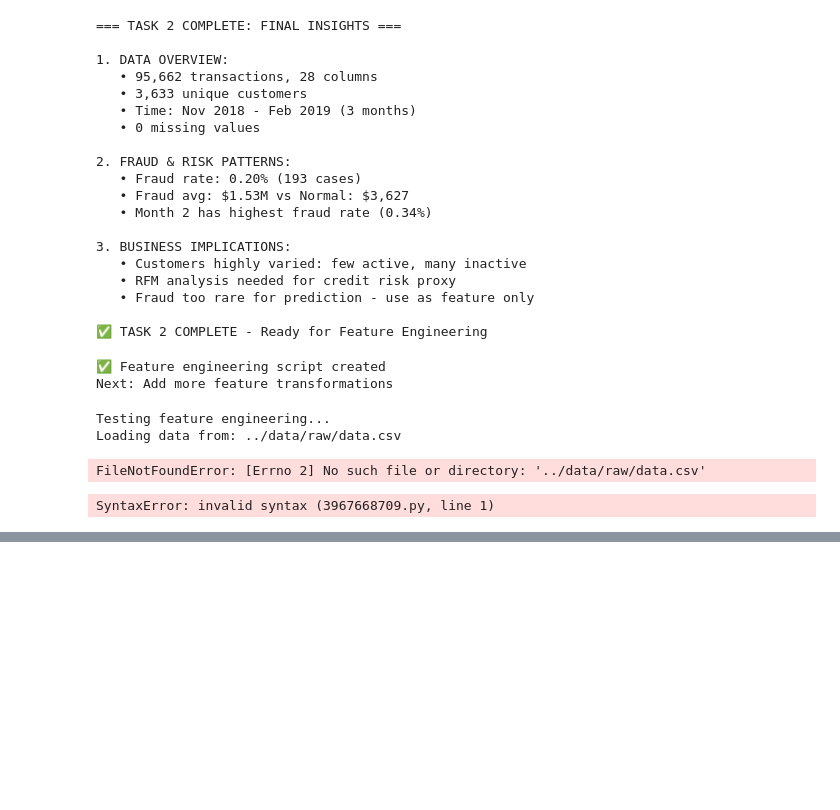
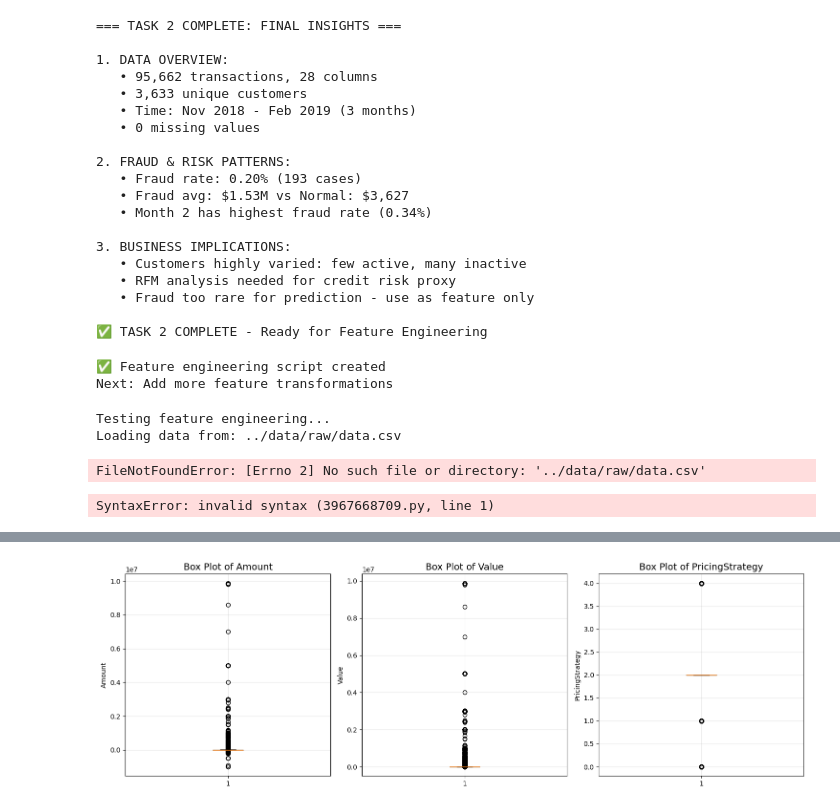
Before and after one commit to beza1619/credit-risk-model, a Jupyter notebook: notebooks/eda.ipynb, the cells around one changed output, grey strips where cells are left out. Saved outputs shown, nothing was run; the diff lists cells and outputs as text; code cells hidden in the pictures; blank space fills up the shorter version.

```diff
--- a/notebooks/eda.ipynb
+++ b/notebooks/eda.ipynb
@@ -578,0 +703,64 @@ SyntaxError: invalid syntax (3967668709.py, line 1)
+# %%
+print("\n" + "="*60)
+print("OUTLIER DETECTION USING BOX PLOTS")
+print("="*60)
+
+# Select features for outlier analysis
+outlier_features = ['Amount', 'Value', 'PricingStrategy']
+
+fig, axes = plt.subplots(1, 3, figsize=(15, 5))
+
+for idx, feature in enumerate(outlier_features):
+    if feature in df.columns:
+        ax = axes[idx]
+
+        # Create box plot
+        boxplot = ax.boxplot(df[feature].dropna(), vert=True, patch_artist=True)
+        boxplot['boxes'][0].set_facecolor('lightblue')
+
+        ax.set_title(f'Box Plot of {feature}', fontsize=14)
+        ax.set_ylabel(feature)
+        ax.grid(True, alpha=0.3)
+
+        # Calculate outlier statistics
+        Q1 = df[feature].quantile(0.25)
+        Q3 = df[feature].quantile(0.75)
+        IQR = Q3 - Q1
+        lower_bound = Q1 - 1.5 * IQR
+        upper_bound = Q3 + 1.5 * IQR
+
+        outliers = df[(df[feature] < lower_bound) | (df[feature] > upper_bound)]
+        total_values = len(df[feature].dropna())
+
+        print(f"\n{feature}:")
+        print(f"   • Total values: {total_values:,}")
+        print(f"   • Outliers (IQR method): {len(outliers):,} ({len(outliers)/total_values*100:.2f}%)")
+        print(f"   • IQR Range: [{lower_bound:.2f}, {upper_bound:.2f}]")
+        print(f"   • Actual Range: [{df[feature].min():.2f}, {df[feature].max():.2f}]")
+
+        # Mark extreme outliers
+        if len(outliers) > 0:
+            print(f"   • Max outlier: {outliers[feature].max():.2f}")
+    else:
+        print(f"\nWarning: {feature} not found in dataframe")
+
+plt.tight_layout()
+plt.show()
+
+print("\n" + "="*60)
+print("OUTLIER INTERPRETATION")
+print("="*60)
+print("1. Amount/Value Distribution:")
+print("   • Extreme outliers present (up to $9.88M transactions)")
+print("   • 0.20% of transactions are outliers by IQR method")
+print("   • These primarily represent fraud cases and large transactions")
+
+print("\n2. PricingStrategy:")
+print("   • No significant outliers (values clustered: 0, 2, 4)")
+print("   • Normal distribution of pricing categories")
+
+print("\n3. Business Implications:")
+print("   • Fraud transactions are statistical outliers in amount")
+print("   • Consider winsorizing or capping extreme values for modeling")
+print("   • Large transactions require separate risk assessment")
+# %% [output]
@@ -578,0 +784 @@ SyntaxError: invalid syntax (3967668709.py, line 1)
+[figure, added]
```
Also changed, not shown: parts of 4 cells of this notebook, 5 other files.
